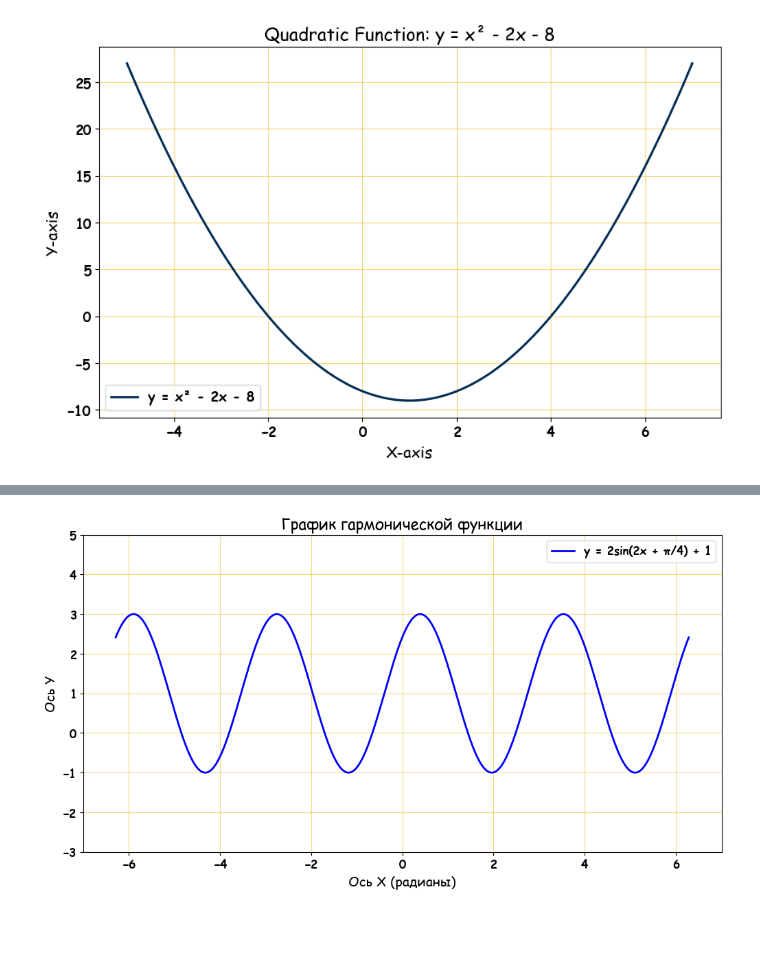
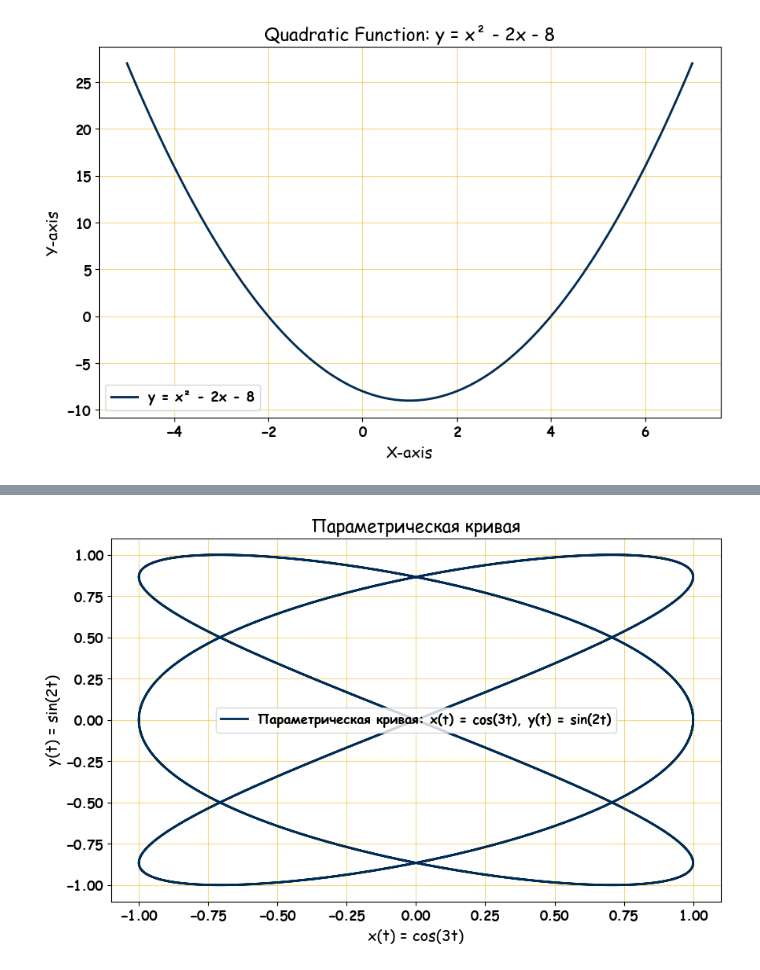
Before and after one commit to azima2304/Big_Data_laba3, a Jupyter notebook: maksutova_ain_1_22_laba3.ipynb, the cells around one changed output, grey strips where cells are left out. Saved outputs shown, nothing was run; the diff lists cells and outputs as text; code cells hidden in the pictures; blank space fills up the shorter version.

```diff
--- a/maksutova_ain_1_22_laba3.ipynb
+++ b/maksutova_ain_1_22_laba3.ipynb
@@ -75,40 +254,31 @@ $$
 # %%
 import matplotlib.pyplot as plt
 import numpy as np
 
-# Определяем диапазон x
-x = np.linspace(-2 * np.pi, 2 * np.pi, 1000)  # 1000 точек от -2π до 2π
+# Определяем диапазон t
+t = np.linspace(0, 4 * np.pi, 1000)  # 1000 точек от 0 до 4π
 
-# Определяем гармоническую функцию
-A = 2  # Амплитуда
-B = 2  # Частота
-C = np.pi / 4  # Фаза
-D = 1  # Смещение по оси Y
-y = A * np.sin(B * x + C) + D  # Гармоническая функция
+# Задаем параметры x и y
+x = np.cos(3 * t)  # x(t) = cos(3t)
+y = np.sin(2 * t)  # y(t) = sin(2t)
 
-# Создание фигуры
-plt.figure(figsize=(12, 6))
-
-# Построение графика
-plt.plot(x, y, color='blue', linestyle='-',
-         linewidth=2, label='y = 2sin(2x + π/4) + 1')
+# Создаем график
+plt.figure(figsize=(10, 6))
+plt.plot(x, y, color='#002C54', linewidth=2,
+         label='Параметрическая кривая: x(t) = cos(3t), y(t) = sin(2t)')
 
 # Настройка заголовка и подписей осей
-plt.title('График гармонической функции', fontsize=16)
-plt.xlabel('Ось X (радианы)', fontsize=14)
-plt.ylabel('Ось Y', fontsize=14)
-
-# Установка произвольного масштаба для осей
-plt.xlim(-7, 7)  # Масштаб по оси X
-plt.ylim(-3, 5)  # Масштаб по оси Y
+plt.title('Параметрическая кривая', fontsize=16)
+plt.xlabel('x(t) = cos(3t)', fontsize=14)
+plt.ylabel('y(t) = sin(2t)', fontsize=14)
 
 # Добавление сетки
 plt.grid(color='#EFB509', alpha=0.5)
 
 # Добавление легенды
 plt.legend()
 
 # Отображение графика
 plt.show()
 # %% [output]
-[figure, old version]
+[figure, new version]
```
Also changed, not shown: parts of 14 cells of this notebook, 3 other files.
